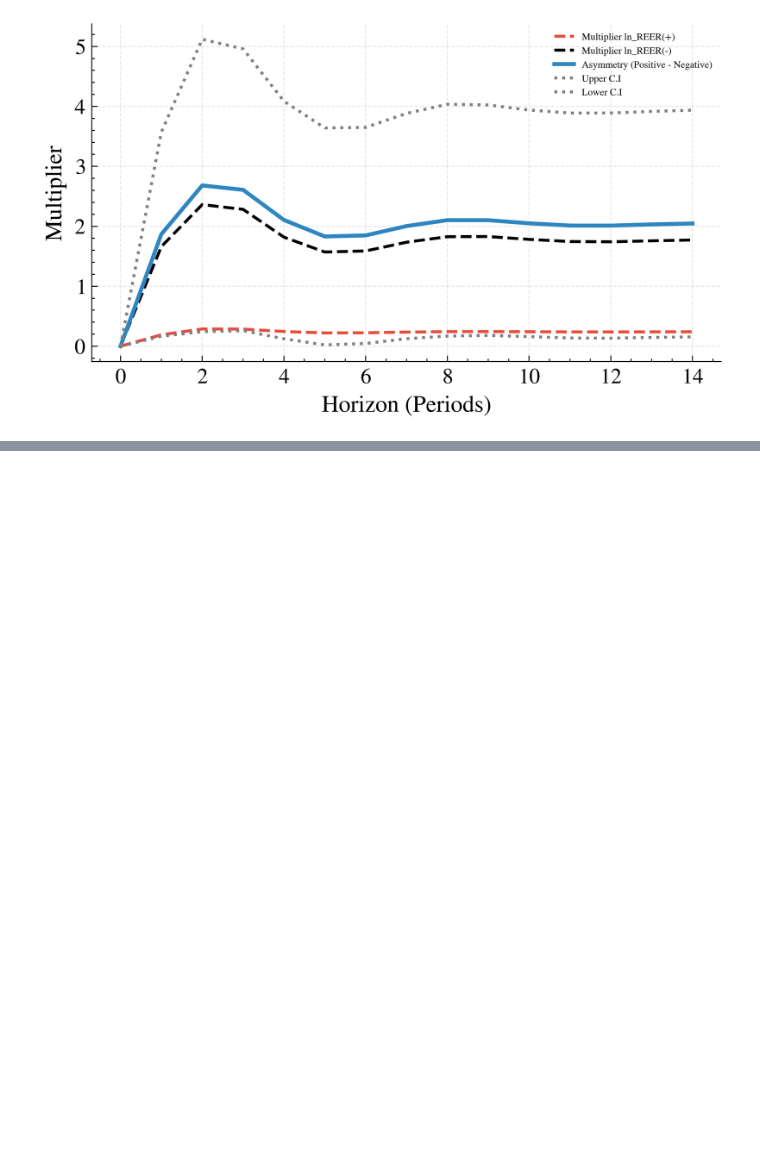
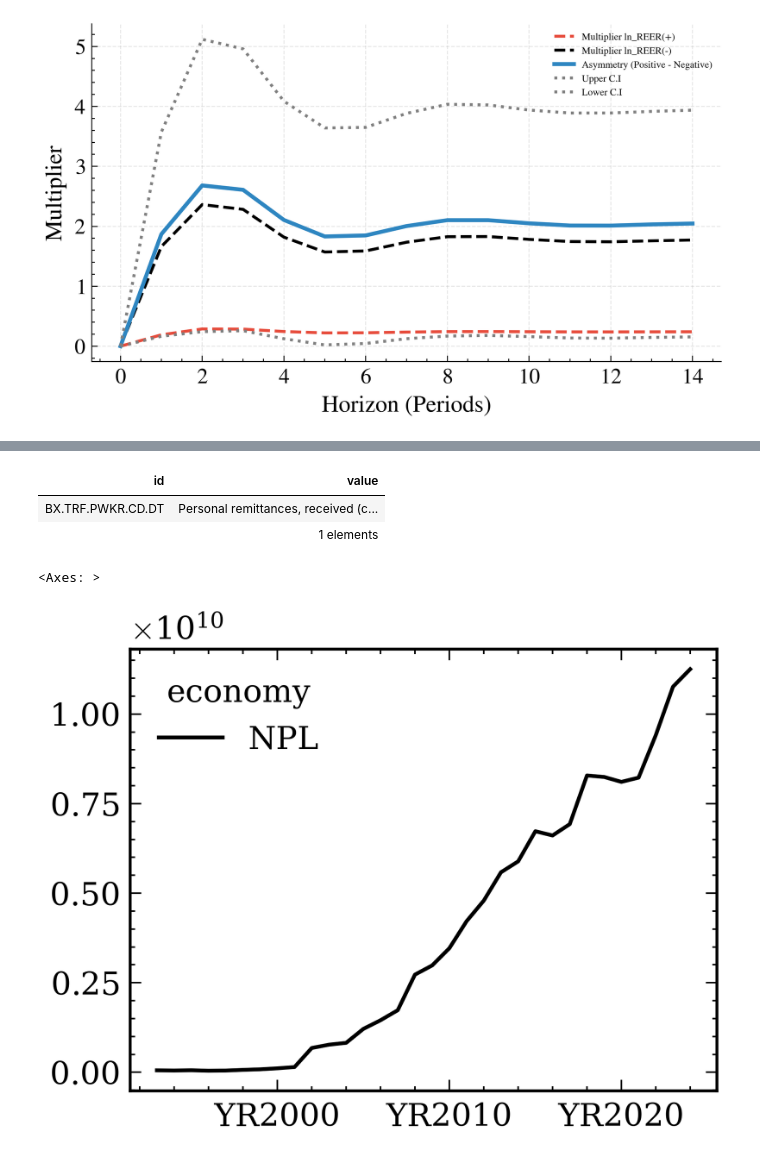
Before and after one commit to satishchaudhary382/NEPSE, a Jupyter notebook: plots/code.ipynb, the cells around one changed output, grey strips where cells are left out. Saved outputs shown, nothing was run; the diff lists cells and outputs as text; code cells hidden in the pictures; blank space fills up the shorter version.

```diff
--- a/plots/code.ipynb
+++ b/plots/code.ipynb
@@ -392,0 +398,12 @@ plt.show()
+# %%
+import wbgapi as wb
+wb.series.info('BX.TRF.PWKR.CD.DT')           # GDP
+# %% [output]
+| id | value |
+| BX.TRF.PWKR.CD.DT | Personal remittances, received (c... |
+|  | 1 elements |
+# %%
+wb.data.DataFrame("BX.TRF.PWKR.CD.DT","NPL").T.plot()
+# %% [output]
+<Axes: >
+[figure, added]
```
Also changed, not shown: parts of 4 cells of this notebook.
